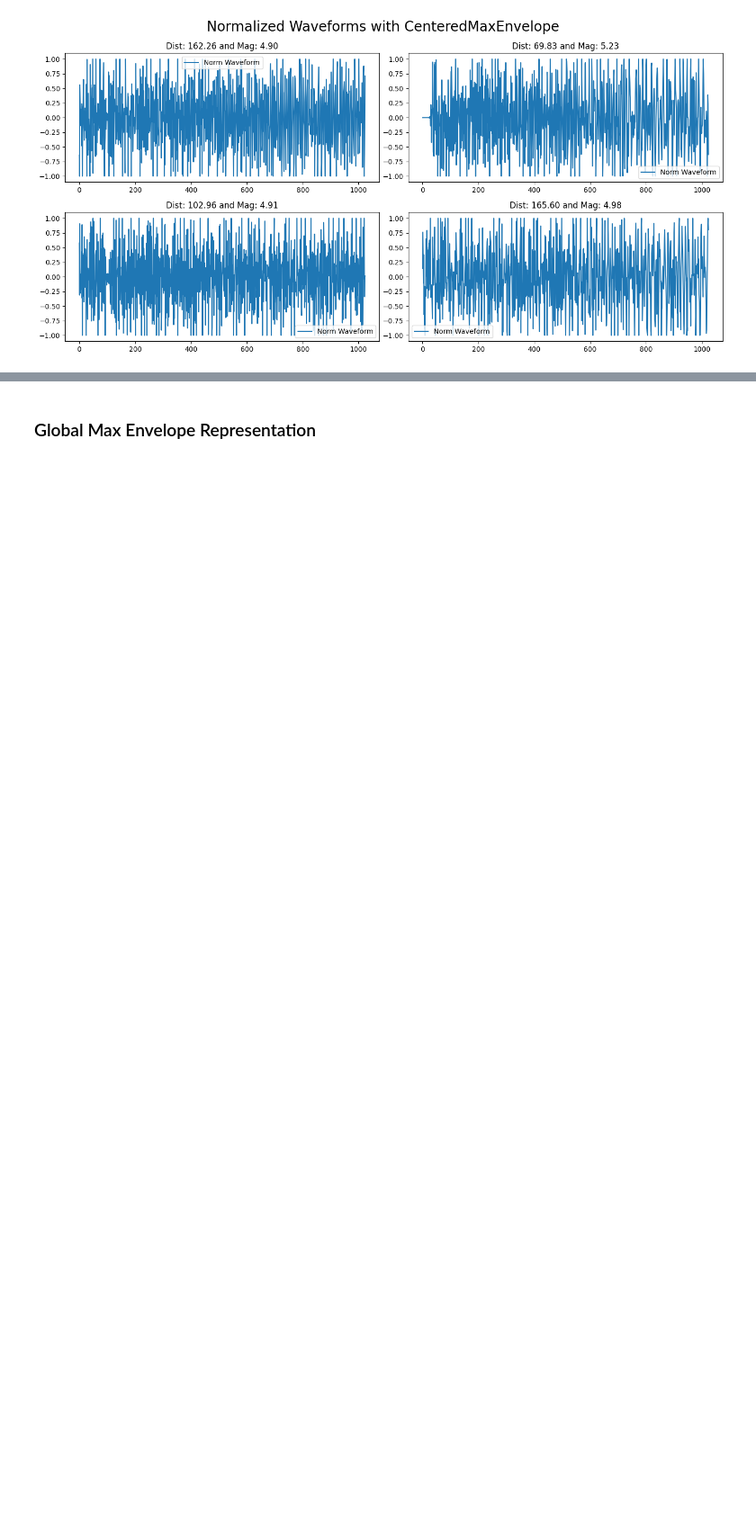
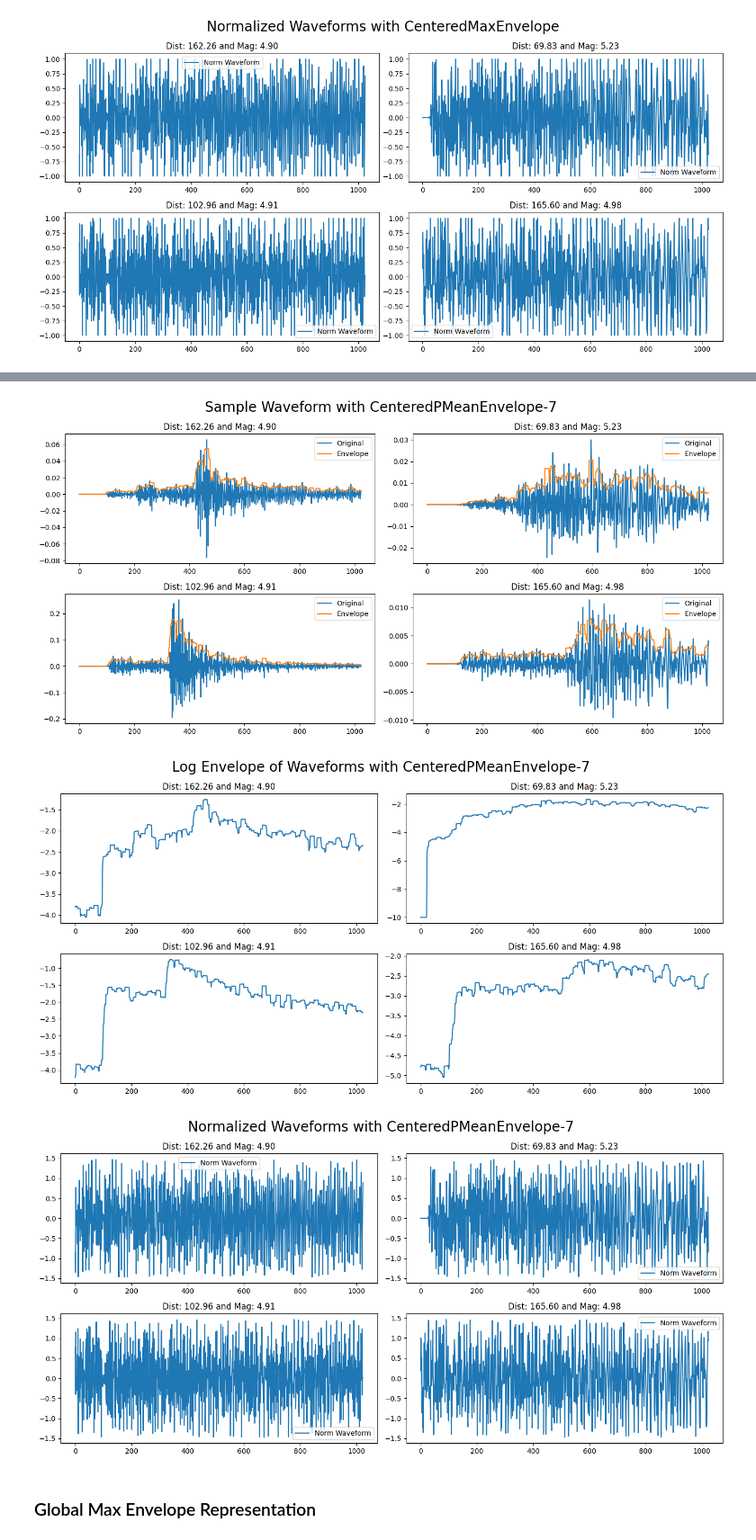
Before and after one commit to highfem/tqdne, a Jupyter notebook: notebooks/report_dataset.ipynb, the cells around one changed output, grey strips where cells are left out. Shown at 90% size. Cells and saved outputs as stored; diff of their text form; code cells hidden in the pictures; blank space fills up the shorter version.

```diff
--- a/notebooks/report_dataset.ipynb
+++ b/notebooks/report_dataset.ipynb
@@ -204,3 +210,12 @@ envelope = Envelope(config)
+# %%
+envelope = CenteredPMeanEnvelope(config, p=7)
+wfdataset_centeredpmean = WaveformDataset(train_path, reduced=1024, representation=envelope)
+# %%
+showcase_envelope(wfdataset_centeredpmean)
+# %% [output]
+[figure, added]
+[figure, added]
+[figure, added]
 # %% [markdown]
 ### Global Max Envelope Representation
 # %%
```
Also changed, not shown: parts of 5 cells of this notebook, 1 other file.
